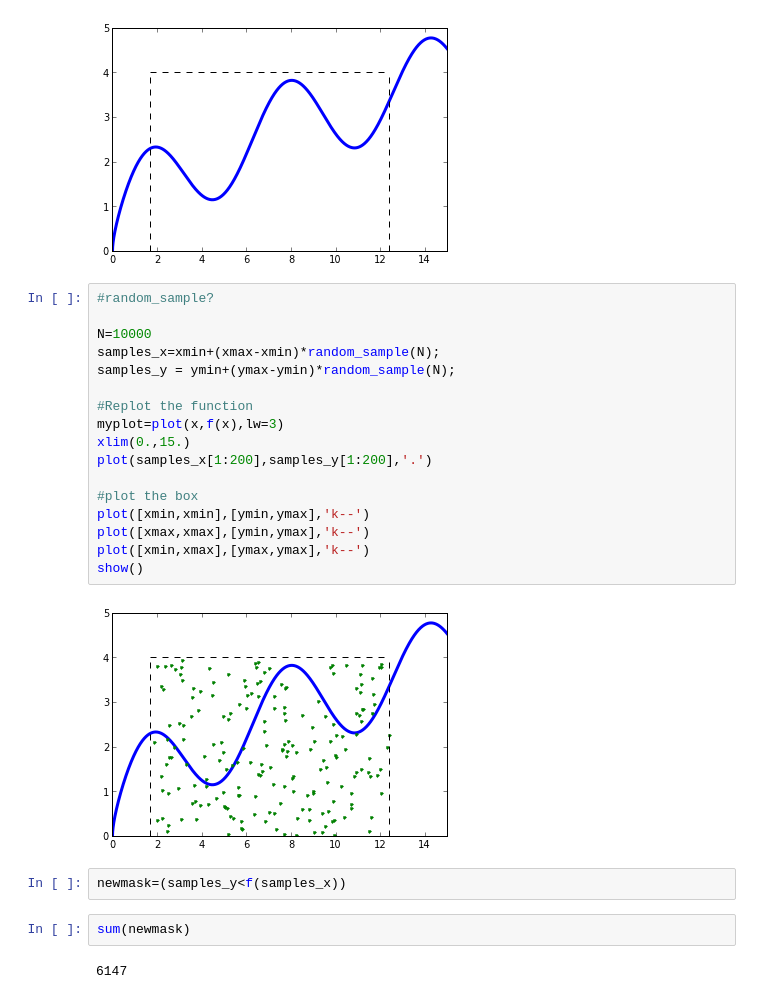
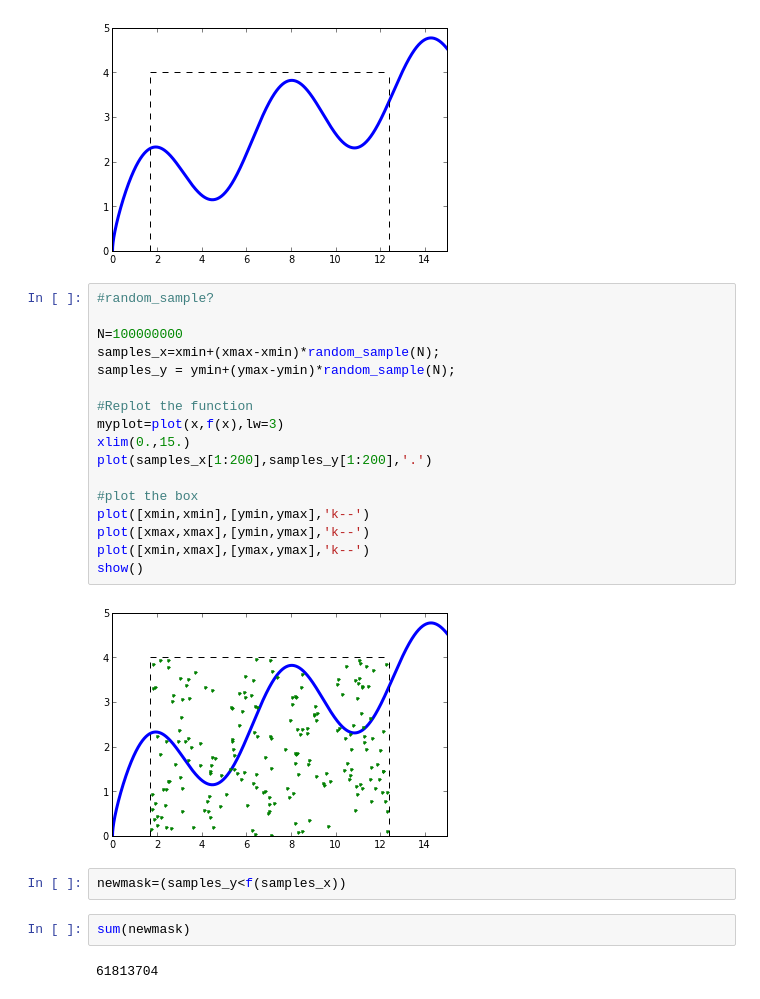
Before and after one commit to ipowellPHYS202/PHYS202-S13, a Jupyter notebook: Week5/MonteCarloIntegrationThursday.ipynb, the cells around one changed output. Cells and saved outputs as stored; diff of their text form.

```diff
--- a/Week5/MonteCarloIntegrationThursday.ipynb
+++ b/Week5/MonteCarloIntegrationThursday.ipynb
@@ -52,28 +52,28 @@ show()
 # %%
 #random_sample?
 
-N=10000
+N=100000000
 samples_x=xmin+(xmax-xmin)*random_sample(N);
 samples_y = ymin+(ymax-ymin)*random_sample(N);
 
 #Replot the function
 myplot=plot(x,f(x),lw=3)
 xlim(0.,15.)
 plot(samples_x[1:200],samples_y[1:200],'.')
 
 #plot the box
 plot([xmin,xmin],[ymin,ymax],'k--')
 plot([xmax,xmax],[ymin,ymax],'k--')
 plot([xmin,xmax],[ymax,ymax],'k--')
 show()
 # %% [output]
-[figure, old version]
+[figure, new version]
 # %%
 newmask=(samples_y<f(samples_x))
 # %%
 sum(newmask)
 # %% [output]
-6147
+61813704
 # %%
 #Replot the function
 myplot=plot(x,f(x),lw=3)
```
Also changed, not shown: parts of 10 cells of this notebook, 1 other file.
